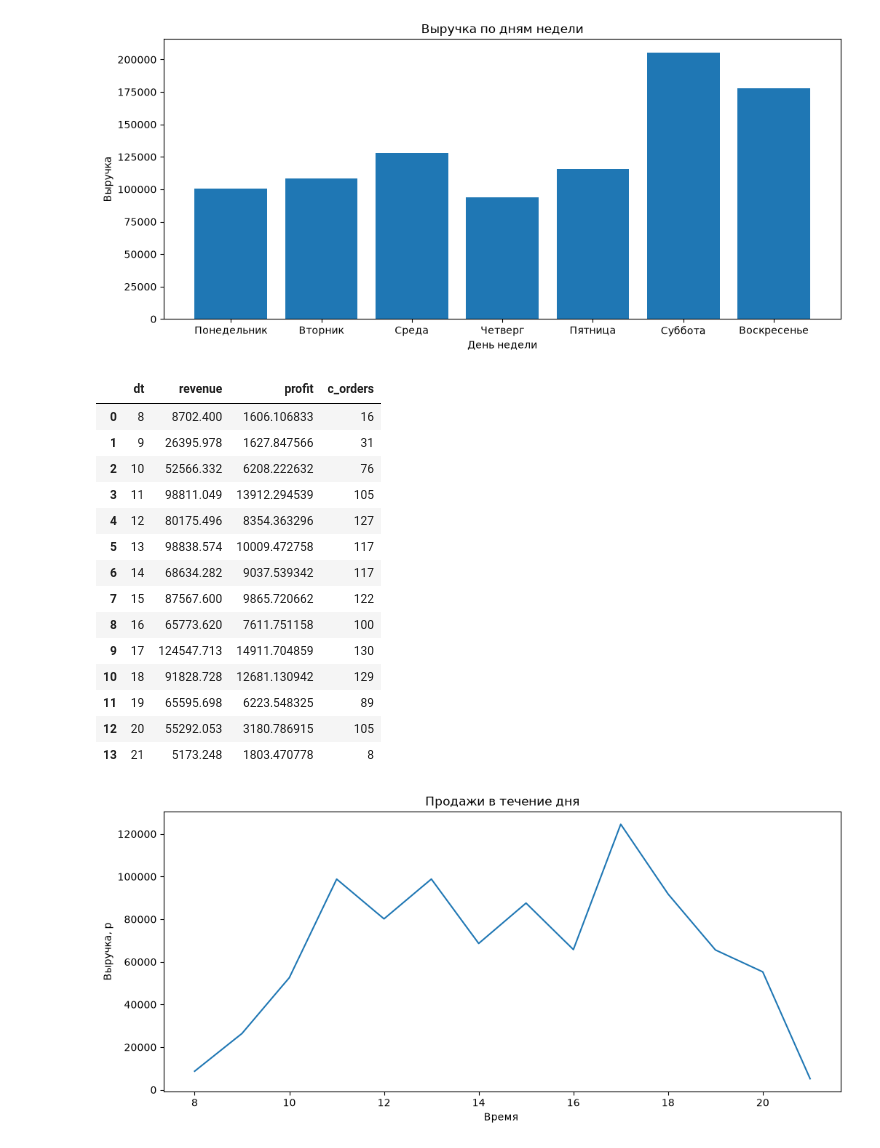
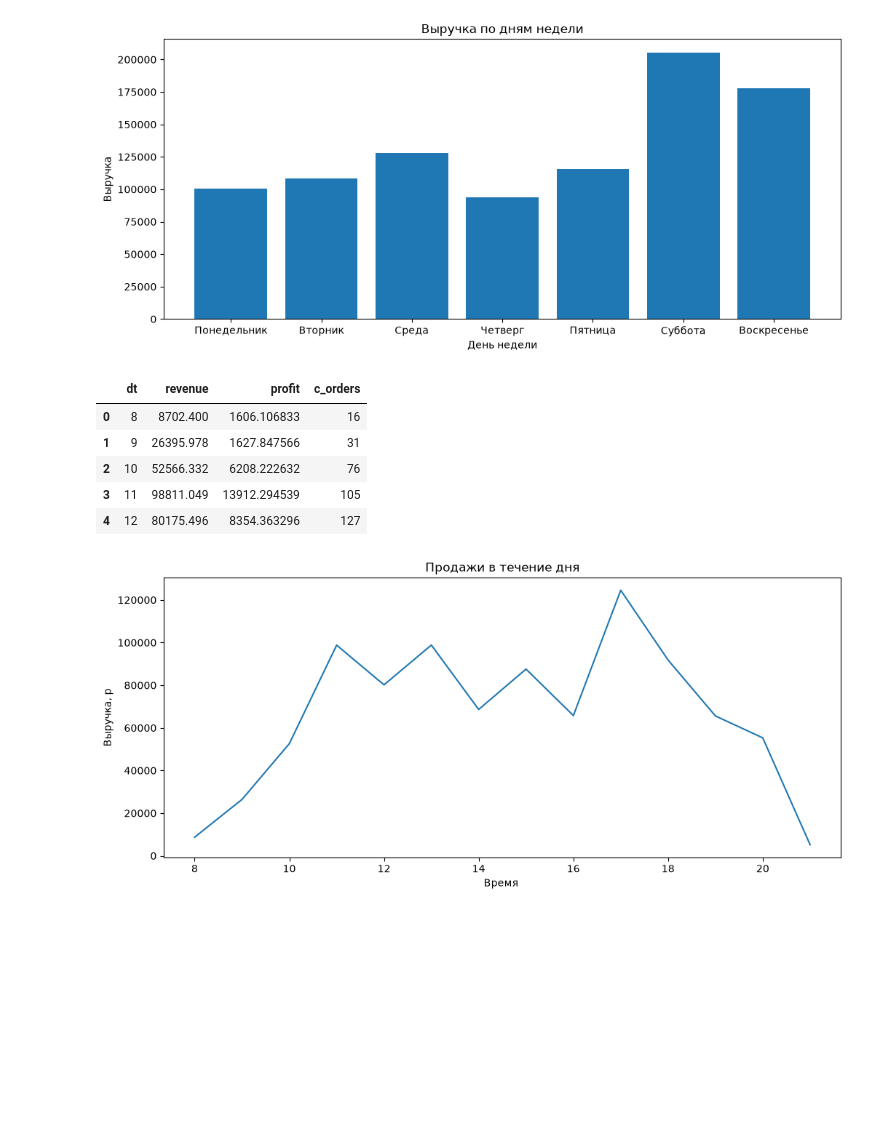
Before and after one commit to liparitgevorgyan/retail_sales_analysis, a Jupyter notebook: notebooks/retail_sales_analysis.ipynb, the cells around one changed output. Saved outputs shown, nothing was run; the diff lists cells and outputs as text; code cells hidden in the pictures; blank space fills up the shorter version.

```diff
--- a/notebooks/retail_sales_analysis.ipynb
+++ b/notebooks/retail_sales_analysis.ipynb
@@ -434,23 +383,14 @@ revenue_hour_of_day = df.groupby(df['dt'].dt.hour). agg(
     c_orders = ('order_id', 'nunique')
     ).reset_index()
 # %%
-revenue_hour_of_day
+revenue_hour_of_day.head()
 # %% [output]
 |  | dt | revenue | profit | c_orders |
 | 0 | 8 | 8702.400 | 1606.106833 | 16 |
 | 1 | 9 | 26395.978 | 1627.847566 | 31 |
 | 2 | 10 | 52566.332 | 6208.222632 | 76 |
 | 3 | 11 | 98811.049 | 13912.294539 | 105 |
 | 4 | 12 | 80175.496 | 8354.363296 | 127 |
-| 5 | 13 | 98838.574 | 10009.472758 | 117 |
-| 6 | 14 | 68634.282 | 9037.539342 | 117 |
-| 7 | 15 | 87567.600 | 9865.720662 | 122 |
-| 8 | 16 | 65773.620 | 7611.751158 | 100 |
-| 9 | 17 | 124547.713 | 14911.704859 | 130 |
-| 10 | 18 | 91828.728 | 12681.130942 | 129 |
-| 11 | 19 | 65595.698 | 6223.548325 | 89 |
-| 12 | 20 | 55292.053 | 3180.786915 | 105 |
-| 13 | 21 | 5173.248 | 1803.470778 | 8 |
 # %%
 x1 = revenue_hour_of_day['dt']
 y1 = revenue_hour_of_day['revenue']
```
Also changed, not shown: parts of 14 cells of this notebook.
